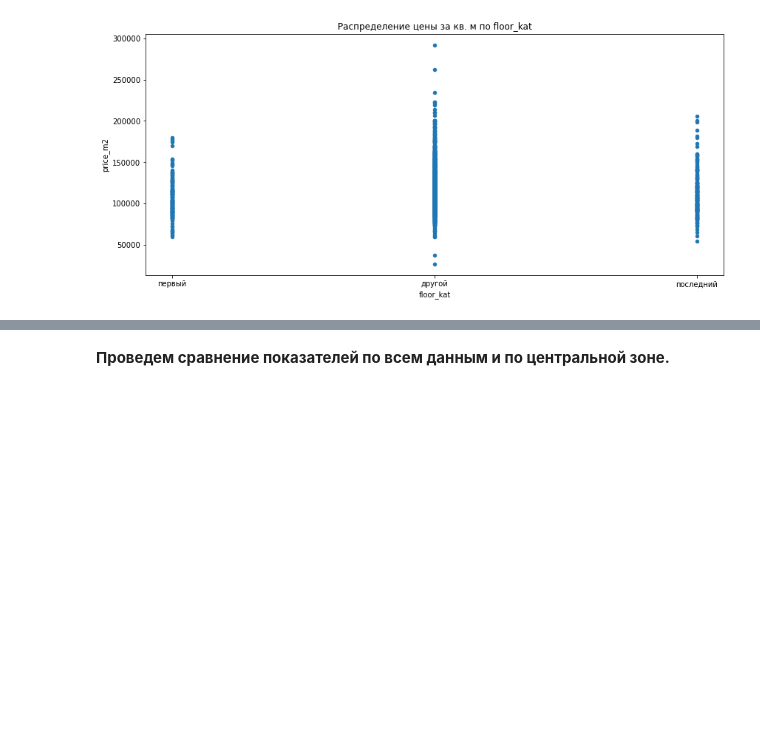
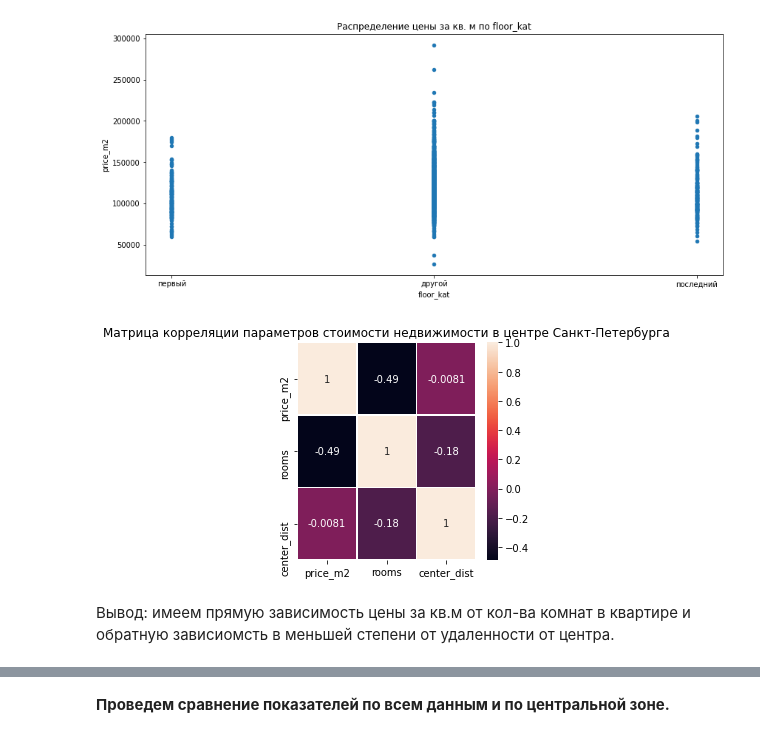
Before and after one commit to ivan1991king/Data-Analyst, a Jupyter notebook: 3. Исследовательский анализ данных/real_estate_project.ipynb, the cells around one changed output, grey strips where cells are left out. Saved outputs shown, nothing was run; the diff lists cells and outputs as text; code cells hidden in the pictures; blank space fills up the shorter version.

```diff
--- a/3. Исследовательский анализ данных/real_estate_project.ipynb
+++ b/3. Исследовательский анализ данных/real_estate_project.ipynb
@@ -644,6 +651,18 @@ for col in center_list_plot:
 [figure]
 [figure]
 [figure]
+# %%
+spb_center_cut = spb_center[['price_m2', 'rooms', 'center_dist', 'floor_kat']]
+# %%
+# график для прямой связи между переменными
+fig, ax = plt.subplots(figsize=(4,4))
+sns.heatmap(spb_center_cut.corr(), linewidths=.3, ax=ax, annot = True)
+plt.title('Матрица корреляции параметров стоимости недвижимости в центре Санкт-Петербурга')
+plt.show()
+# %% [output]
+[figure, added]
+# %% [markdown]
+Вывод: имеем прямую зависимость цены за кв.м от кол-ва комнат в квартире и обратную зависиомсть в меньшей степени от удаленности от центра.
 # %%
 # построим графики зависимости от даты размещения
 x_col = ['year', 'month', 'weekday']
```
Also changed, not shown: parts of 8 cells of this notebook.
